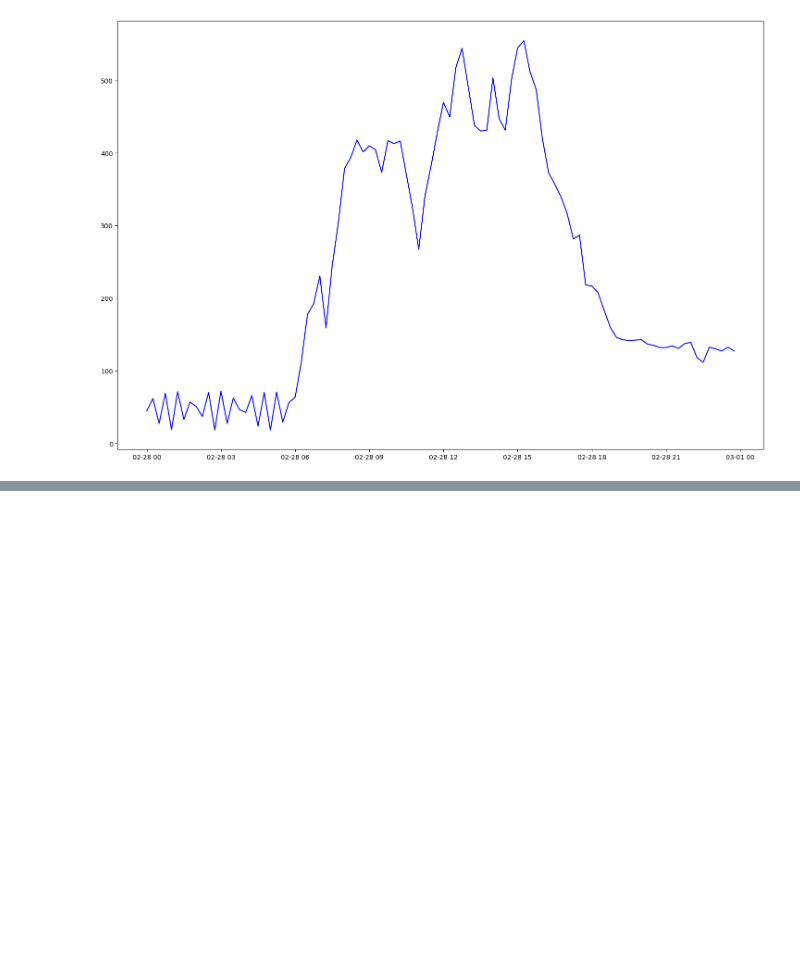
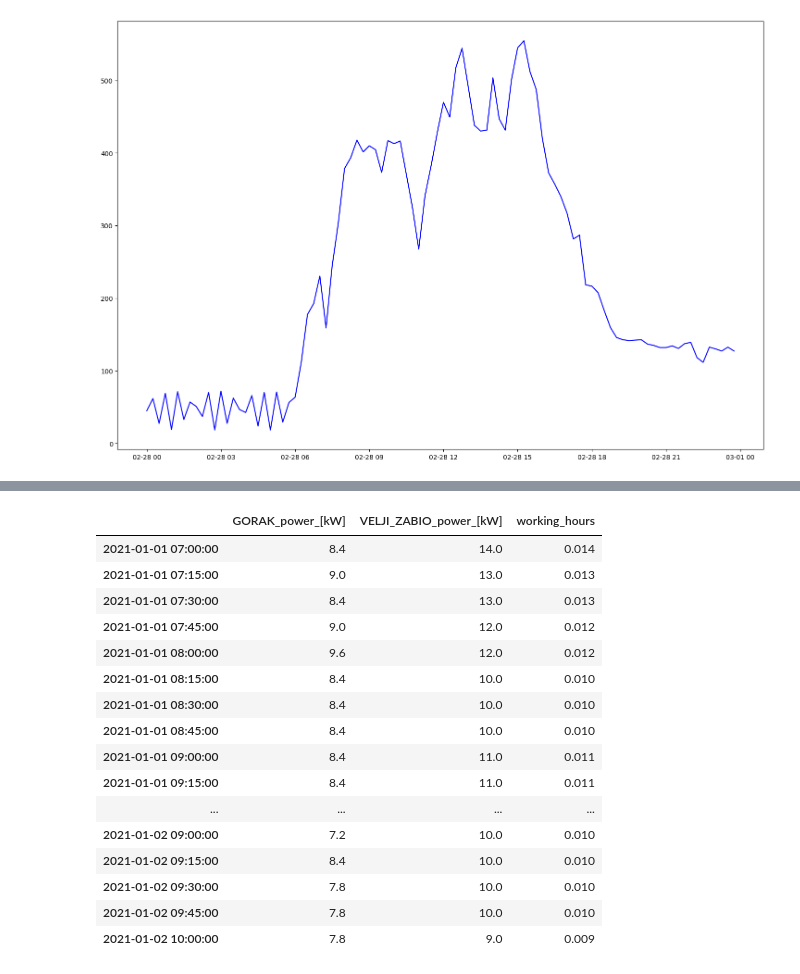
Before and after one commit to TamaraCuric/Euromix, a Jupyter notebook: euromix_gorak_velji_zabio.ipynb, the cells around one changed output, grey strips where cells are left out. Cells and saved outputs as stored; diff of their text form; code cells hidden in the pictures; blank space fills up the shorter version.

```diff
--- a/euromix_gorak_velji_zabio.ipynb
+++ b/euromix_gorak_velji_zabio.ipynb
@@ -92,0 +105,26 @@ plt.plot(data_Bar['GORAK_power_[kW]']['2022-02-28'],'b')
+# %%
+df_Euromix['working_hours'] = 0
+df_Euromix.loc[(df_Euromix.index.hour>6), 'working_hours'] = df_Euromix['GORAK_power_[kW]']/1e3
+df_Euromix.loc[(df_Euromix.index.hour>6), 'working_hours'] = df_Euromix['VELJI_ZABIO_power_[kW]']/1e3
+df_Euromix.loc[(df_Euromix.index.hour>17), 'working_hours'] = 0
+
+df_working_hour_split=df_Euromix.between_time('7:00', '16:00')
+df_working_hour_split.head(50)
+# %% [output]
+|  | GORAK_power_[kW] | VELJI_ZABIO_power_[kW] | working_hours |
+| 2021-01-01 07:00:00 | 8.4 | 14.0 | 0.014 |
+| 2021-01-01 07:15:00 | 9.0 | 13.0 | 0.013 |
+| 2021-01-01 07:30:00 | 8.4 | 13.0 | 0.013 |
+| 2021-01-01 07:45:00 | 9.0 | 12.0 | 0.012 |
+| 2021-01-01 08:00:00 | 9.6 | 12.0 | 0.012 |
+| 2021-01-01 08:15:00 | 8.4 | 10.0 | 0.010 |
+| 2021-01-01 08:30:00 | 8.4 | 10.0 | 0.010 |
+| 2021-01-01 08:45:00 | 8.4 | 10.0 | 0.010 |
+| 2021-01-01 09:00:00 | 8.4 | 11.0 | 0.011 |
+| 2021-01-01 09:15:00 | 8.4 | 11.0 | 0.011 |
+| ... | ... | ... | ... |
+| 2021-01-02 09:00:00 | 7.2 | 10.0 | 0.010 |
+| 2021-01-02 09:15:00 | 8.4 | 10.0 | 0.010 |
+| 2021-01-02 09:30:00 | 7.8 | 10.0 | 0.010 |
+| 2021-01-02 09:45:00 | 7.8 | 10.0 | 0.010 |
+| 2021-01-02 10:00:00 | 7.8 | 9.0 | 0.009 |
```
Also changed, not shown: parts of 5 cells of this notebook.
